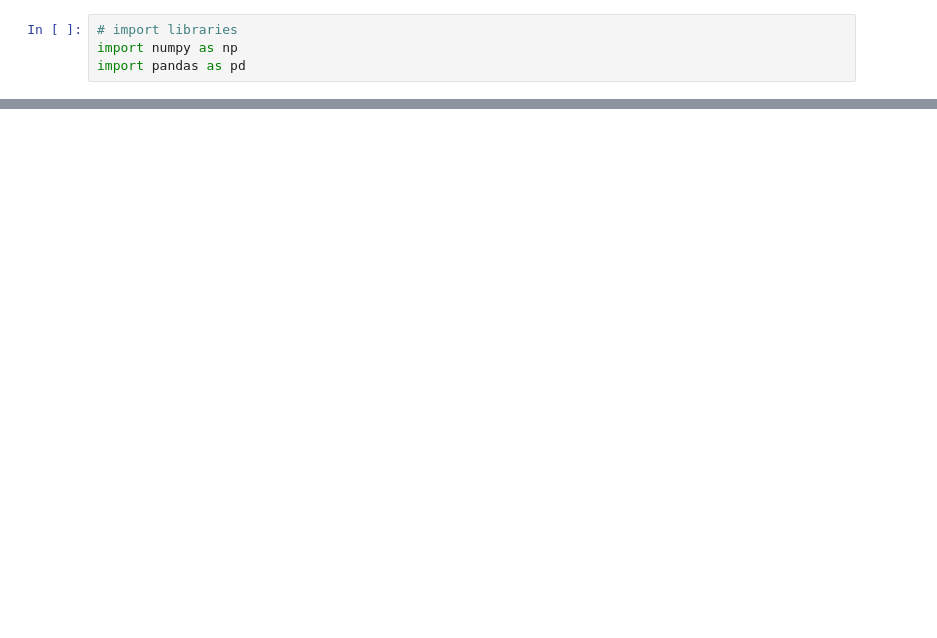
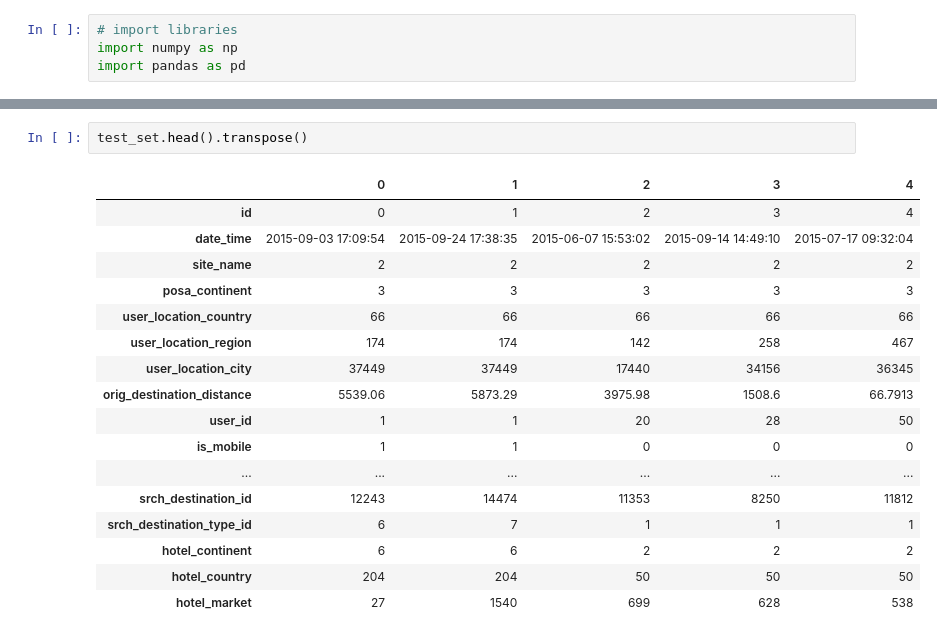
Before and after one commit to MateuszKonopelski/Kaggle, a Jupyter notebook: Project2_Expedia/Expedia_code.ipynb, the cells around one changed output, grey strips where cells are left out. Cells and saved outputs as stored; diff of their text form; blank space fills up the shorter version.

```diff
--- a/Project2_Expedia/Expedia_code.ipynb
+++ b/Project2_Expedia/Expedia_code.ipynb
@@ -25,0 +33,20 @@ file.readline()
+# %%
+test_set.head().transpose()
+# %% [output]
+|  | 0 | 1 | 2 | 3 | 4 |
+| id | 0 | 1 | 2 | 3 | 4 |
+| date_time | 2015-09-03 17:09:54 | 2015-09-24 17:38:35 | 2015-06-07 15:53:02 | 2015-09-14 14:49:10 | 2015-07-17 09:32:04 |
+| site_name | 2 | 2 | 2 | 2 | 2 |
+| posa_continent | 3 | 3 | 3 | 3 | 3 |
+| user_location_country | 66 | 66 | 66 | 66 | 66 |
+| user_location_region | 174 | 174 | 142 | 258 | 467 |
+| user_location_city | 37449 | 37449 | 17440 | 34156 | 36345 |
+| orig_destination_distance | 5539.06 | 5873.29 | 3975.98 | 1508.6 | 66.7913 |
+| user_id | 1 | 1 | 20 | 28 | 50 |
+| is_mobile | 1 | 1 | 0 | 0 | 0 |
+| ... | ... | ... | ... | ... | ... |
+| srch_destination_id | 12243 | 14474 | 11353 | 8250 | 11812 |
+| srch_destination_type_id | 6 | 7 | 1 | 1 | 1 |
+| hotel_continent | 6 | 6 | 2 | 2 | 2 |
+| hotel_country | 204 | 204 | 50 | 50 | 50 |
+| hotel_market | 27 | 1540 | 699 | 628 | 538 |
```
Also changed, not shown: parts of 14 cells of this notebook.
